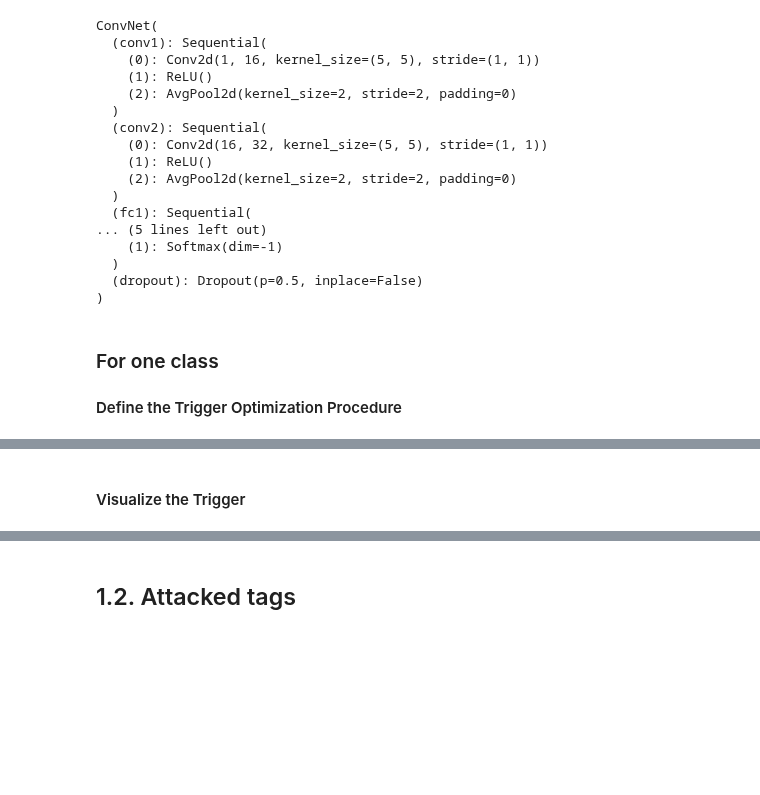
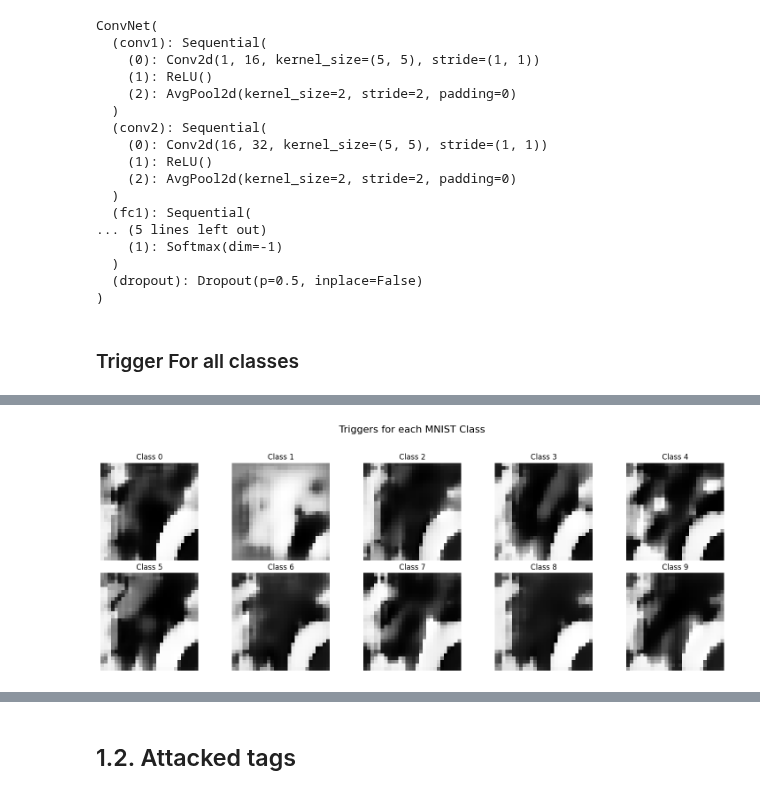
Before and after one commit to moshafieeha/Deep-Learning-Mini-Projects, a Jupyter notebook: Security in Classification.ipynb, the cells around one changed output, grey strips where cells are left out. Saved outputs shown, nothing was run; the diff lists cells and outputs as text; code cells hidden in the pictures; blank space fills up the shorter version.

```diff
--- a/Security in Classification.ipynb
+++ b/Security in Classification.ipynb
@@ -46,7 +51,7 @@ class ConvNet(nn.Module):
 # %%
-model = ConvNet()
-model.load_state_dict(torch.load("/kaggle/input/hw4/pytorch/1/1/poisened_model_8.pth"))
-model.eval()  # Set the model to evaluation mode
+poisoned_model = ConvNet()
+poisoned_model.load_state_dict(torch.load("/kaggle/input/poisened_model/pytorch/poisened_model_1/1/poisened_model_1.pth"))
+poisoned_model.eval()  # Set the model to evaluation mode
 # %% [output]
 ConvNet(
   (conv1): Sequential(
@@ -65,34 +70,50 @@ ConvNet(
   )
   (dropout): Dropout(p=0.5, inplace=False)
 )
-# %% [markdown]
-### For one class
-#### Define the Trigger Optimization Procedure
+# %% [markdown]
+### Trigger For all classes
 # %%
-# Define the pattern and mask
-pattern = torch.nn.Parameter(torch.ones(1, 1, 28, 28))  # Assuming input size is 28x28
-mask = torch.nn.Parameter(torch.ones(1, 1, 28, 28))
+# Visualize triggers for each class
+fig, ax = plt.subplots(2, 5, figsize=(15, 6))
+fig.suptitle('Triggers for each MNIST Class', fontsize=16)
 
-# Optimizer
-optimizer = optim.Adam([pattern, mask], lr=0.01)
+triggers = []
+losses = {i: [] for i in range(10)}
 
-# Define the loss criterion
-criterion = nn.CrossEntropyLoss()
+for target_class in range(10):  # Iterate over each class from 0 to 9
+    pattern = torch.nn.Parameter(torch.ones(1, 28, 28))  # Single channel image
+    mask = torch.nn.Parameter(torch.ones(1, 28, 28))
+    optimizer = optim.Adam([pattern, mask], lr=0.01)
+    criterion = nn.CrossEntropyLoss()
 
-# Optimization loop
-for epoch in range(100):
-    optimizer.zero_grad()
-    pattern_t = torch.sigmoid(pattern)
-    mask_t = torch.sigmoid(mask)
-    # Create a poisoned image example
-    x = pattern_t * mask_t
-    # Forward pass
-    outputs = model(x)
-    label = torch.tensor([8])  # Target class index
-    loss = criterion(outputs, label)
-    loss.backward()
-    optimizer.step()
+    # Optimization loop
+    for epoch in range(100):  # Number of epochs
+        optimizer.zero_grad()
+        pattern_t = torch.sigmoid(pattern)
+        mask_t = torch.sigmoid(mask)
+        # Create a poisoned image example, ensure correct dimensions
+        x = (pattern_t * mask_t).unsqueeze(0)  # Corrected dimension handling
+        # Forward pass
+        outputs = poisoned_model(x)
+        label = torch.tensor([target_class])  # Set the target class index
+        loss = criterion(outputs, label)
+        loss.backward()
+        optimizer.step()
+        losses[target_class].append(loss.item())
 
-    if epoch % 10 == 0:
-        print(f"Epoch {epoch}, Loss: {loss.item()}")
+
+        if epoch % 50 == 0:
+            print(f"Class {target_class}, Epoch {epoch}, Loss: {loss.item()}")
+
+    triggers.append((pattern_t, mask_t))
+
+    # Visualize the trigger
+    pattern_np = pattern_t.detach().numpy().squeeze()
+    mask_np = mask_t.detach().numpy().squeeze()
+    ax[target_class // 5, target_class % 5].imshow(pattern_np * mask_np, cmap='gray')
+    ax[target_class // 5, target_class % 5].set_title(f'Class {target_class}')
+    ax[target_class // 5, target_class % 5].axis('off')
+
+plt.tight_layout(rect=[0, 0.03, 1, 0.95])
+plt.show()
 # %% [output]
@@ -109,2 +140 @@ Epoch 90, Loss: 1.4617377519607544
+[figure, added]
-# %% [markdown]
-#### Visualize the Trigger
```
Also changed, not shown: parts of 16 cells of this notebook.
